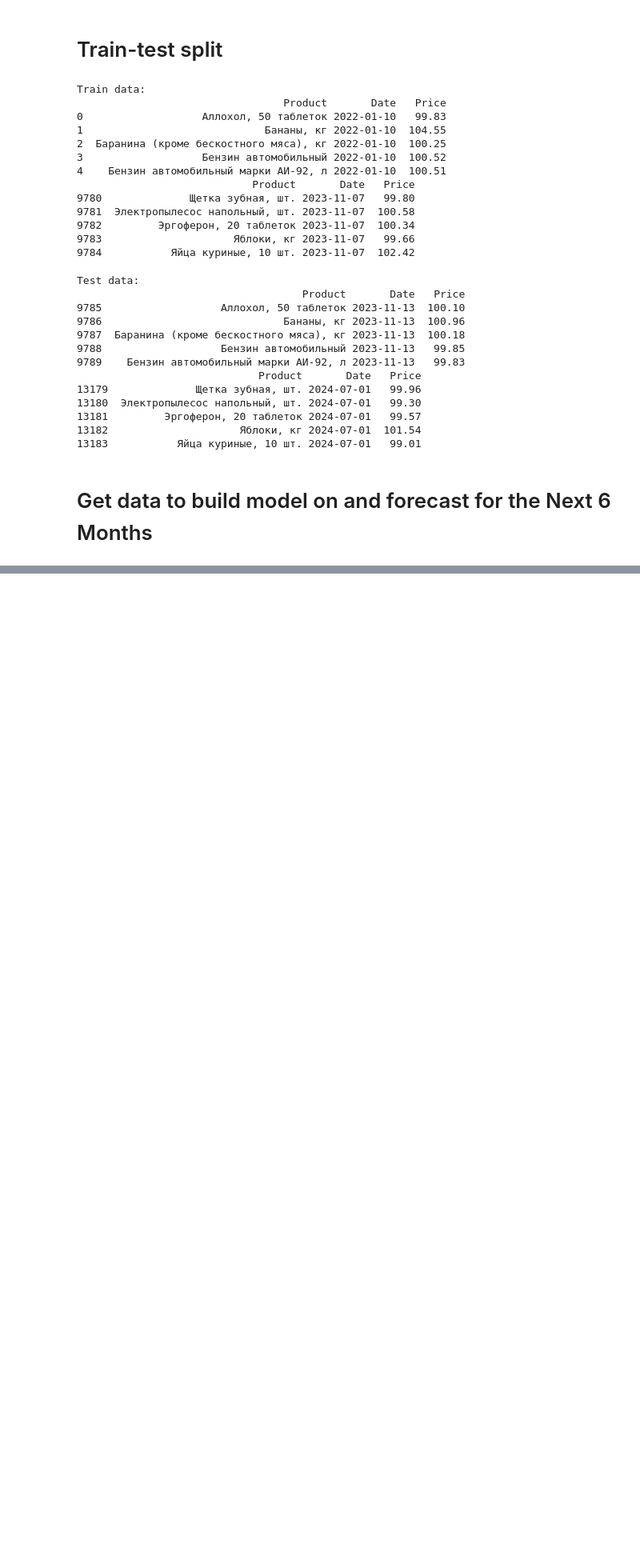
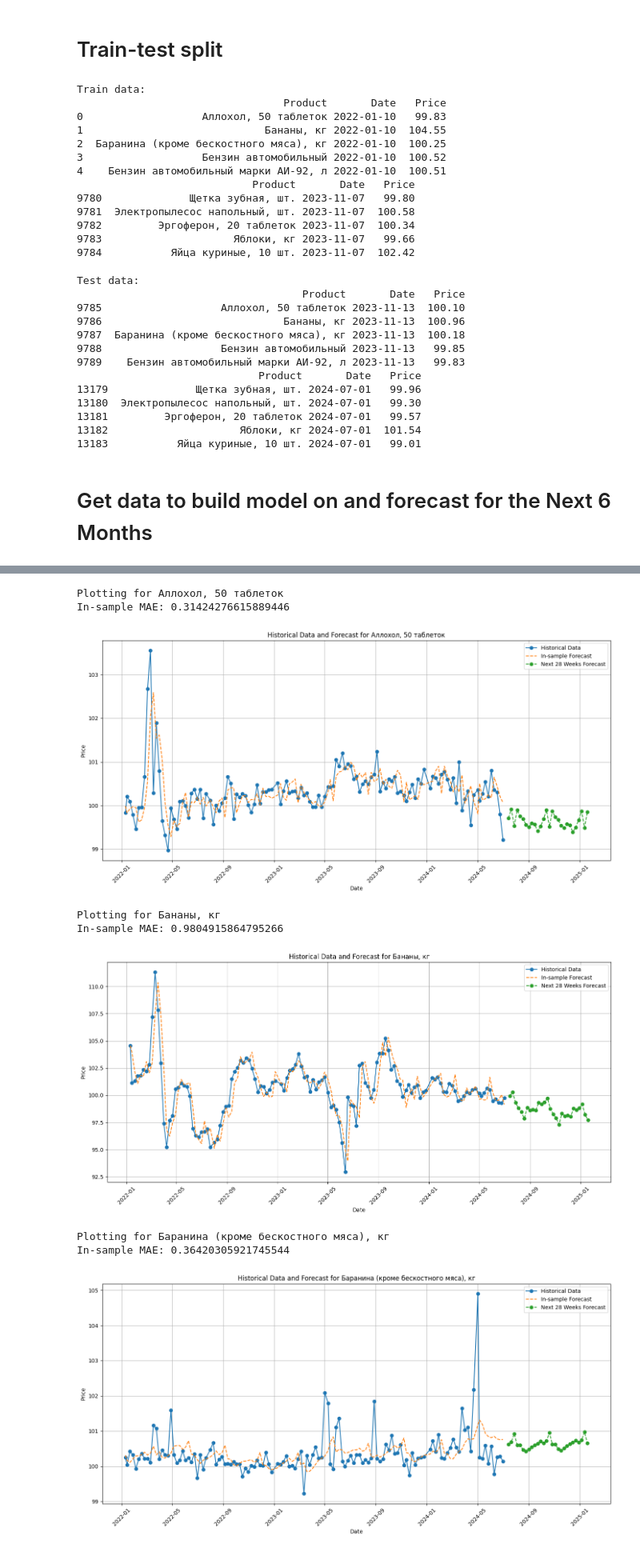
Before and after one commit to RomanchenkoAS/cpi-forecast-service, a Jupyter notebook: notebooks/research_data.ipynb, the cells around one changed output, grey strips where cells are left out. Shown at 80% size. Drawn from its saved outputs; the diff is of its cells as text; code cells hidden in the pictures; blank space fills up the shorter version.

```diff
--- a/notebooks/research_data.ipynb
+++ b/notebooks/research_data.ipynb
@@ -370,0 +375,14 @@ Test MAE: 0.5117574893724445
+# %%
+for product in products[:10]:
+    make_forecast(product, use_train_test_split=False)
+    gc.collect()
+# %% [output]
+Plotting for Аллохол, 50 таблеток
+In-sample MAE: 0.31424276615889446
+[figure, added]
+Plotting for Бананы, кг
+In-sample MAE: 0.9804915864795266
+[figure, added]
+Plotting for Баранина (кроме бескостного мяса), кг
+In-sample MAE: 0.36420305921745544
+[figure, added]
```
Also changed, not shown: parts of 6 cells of this notebook, 1 other file.
